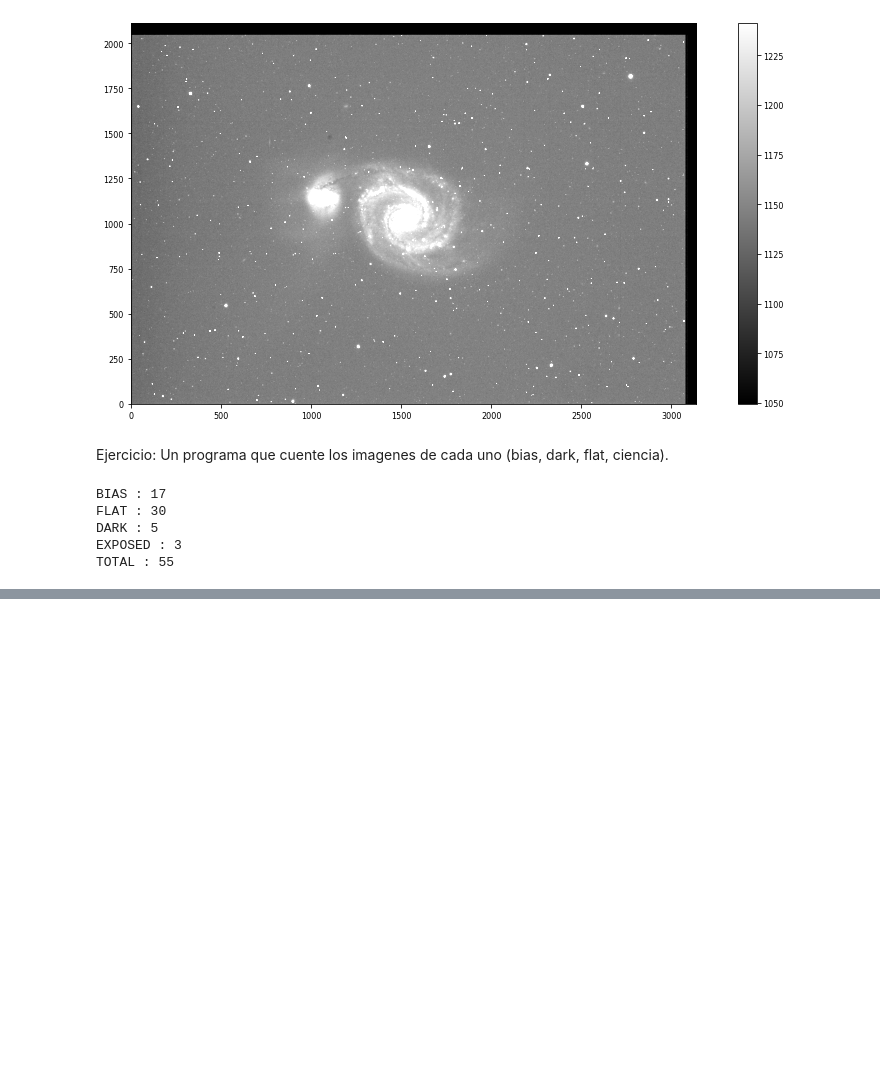
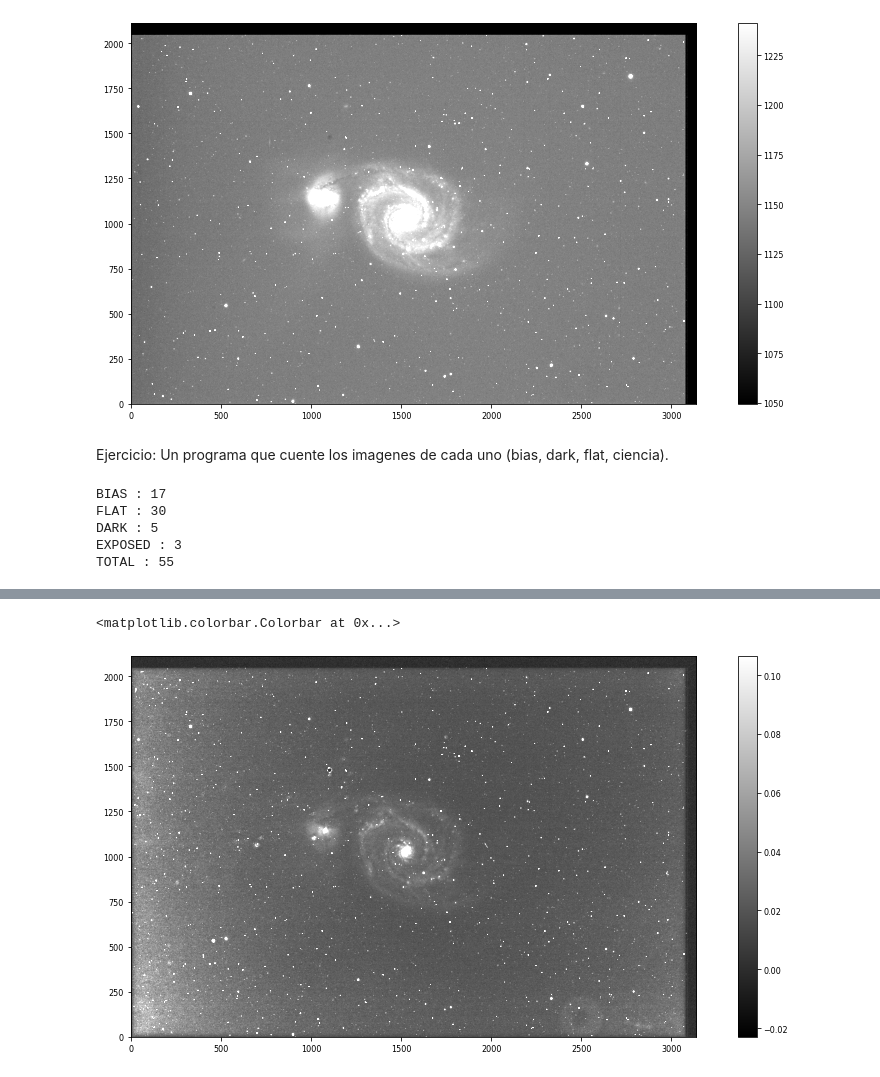
Before and after one commit to MarkusRabus/PracticaVeranoUCSC_2022, a Jupyter notebook: CCDAnalisis.ipynb, the cells around one changed output, grey strips where cells are left out. Drawn from its saved outputs; the diff is of its cells as text; code cells hidden in the pictures; blank space fills up the shorter version.

```diff
--- a/CCDAnalisis.ipynb
+++ b/CCDAnalisis.ipynb
@@ -229,0 +411,12 @@ TOTAL : 55
+# %%
+#imagen de ciencia con filtro 'B'
+interval = ZScaleInterval()
+norm = ImageNormalize(imagen_B, interval=ZScaleInterval())
+
+fig = plt.figure()
+ax = fig.add_subplot(1, 1, 1)
+plot = ax.imshow(imagen_B, cmap='gray', origin='lower', norm=norm,)
+fig.colorbar(plot)
+# %% [output]
+<matplotlib.colorbar.Colorbar at 0x...>
+[figure, added]
```
Also changed, not shown: parts of 17 cells of this notebook.
